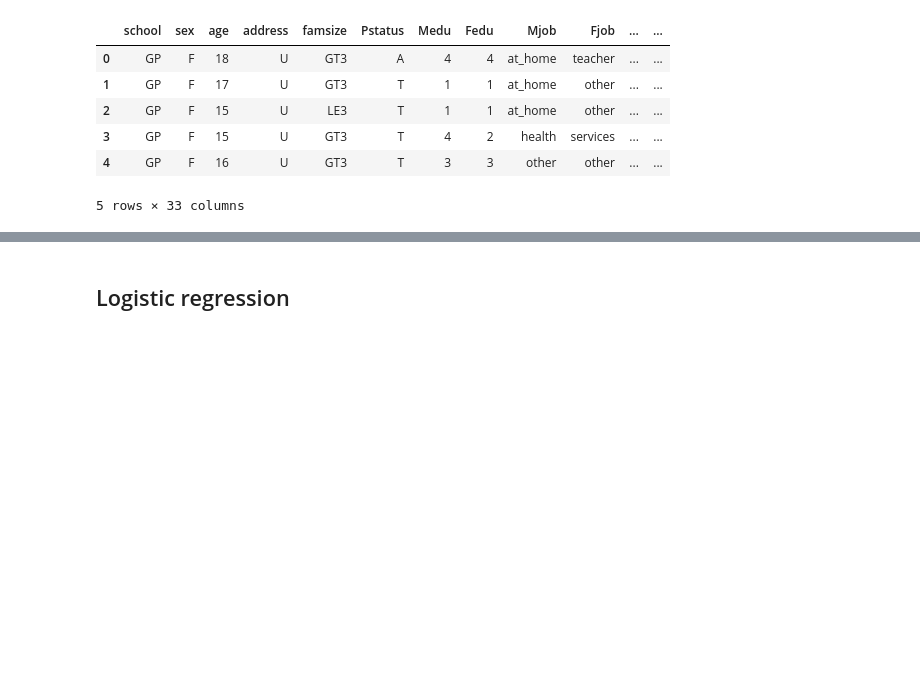
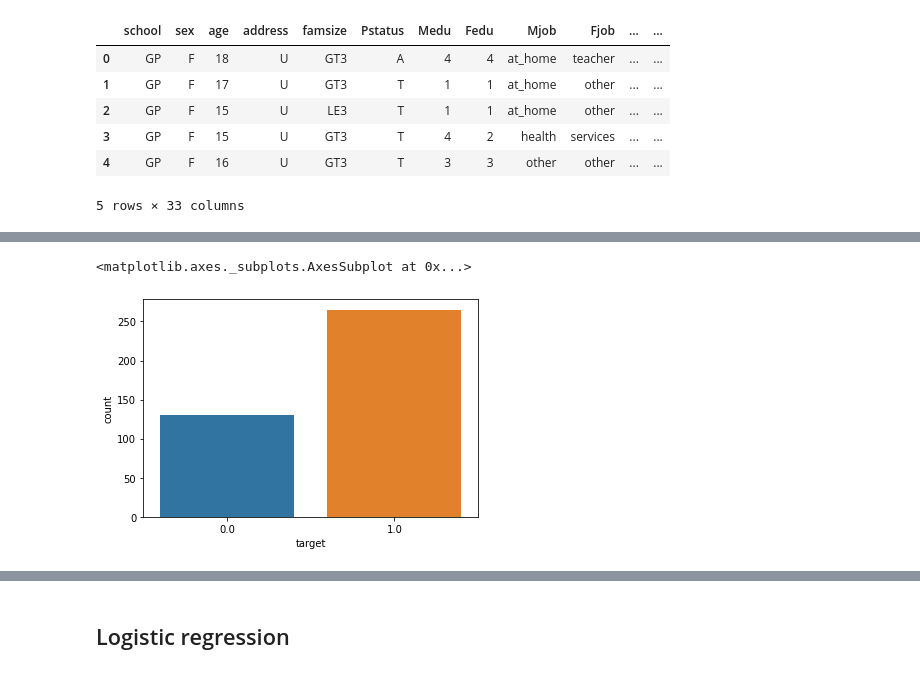
Before and after one commit to marielledado/fairlearn-notebooks, a Jupyter notebook: notebooks/analysis.ipynb, the cells around one changed output, grey strips where cells are left out. Cells and saved outputs as stored; diff of their text form; code cells hidden in the pictures; blank space fills up the shorter version.

```diff
--- a/notebooks/analysis.ipynb
+++ b/notebooks/analysis.ipynb
@@ -126,3 +110,0 @@ for column in df.columns:
-# %%
-for column in cat_cols:
-    df[column] = df[column].astype("category")
@@ -131,8 +110,0 @@ for column in cat_cols:
-# %%
-# make target "G3" (final grades) binary - above mean
-
-for idx, grade in enumerate(df["G3"]):
-    if grade > df["G3"].mean():
-        df.loc[idx, "target"] = 1
-    else:
-        df.loc[idx, "target"] = 0
@@ -208,0 +145,16 @@ features_test_scaled = MinMaxScaler().fit_transform(features_test)
+# %%
+# binarizing failures and health
+for idx, failure in enumerate(df_raw["failures"]):
+    if failure == 0: # failed no classes
+        df_raw.loc[idx, "failures_binary"] = 0
+    else: # failed one class
+        df_raw.loc[idx, "failures_binary"] = 1
+
+for idx, health in enumerate(df_raw["health"]):
+    if health < 3: # bad to very bad
+        df_raw.loc[idx, "health_binary"] = 0
+    else: # average to very good
+        df_raw.loc[idx, "health_binary"] = 1
+
+for column in ["failures_binary", "health_binary"]:
+    df_raw[column] = df_raw[column].astype("category")
@@ -208,0 +175,13 @@ features_test_scaled = MinMaxScaler().fit_transform(features_test)
+# %%
+# make target "G3" (final grades) binary - according to original paper
+for idx, grade in enumerate(df_raw["G3"]):
+    if grade >= 10: # pass
+        df_raw.loc[idx, "target"] = 1
+    else: # fail
+        df_raw.loc[idx, "target"] = 0
+# %%
+# target variable - final grade
+sns.countplot("target", data=df_raw)
+# %% [output]
+<matplotlib.axes._subplots.AxesSubplot at 0x...>
+[figure, added]
```
Also changed, not shown: parts of 51 cells of this notebook, 2 other files.
